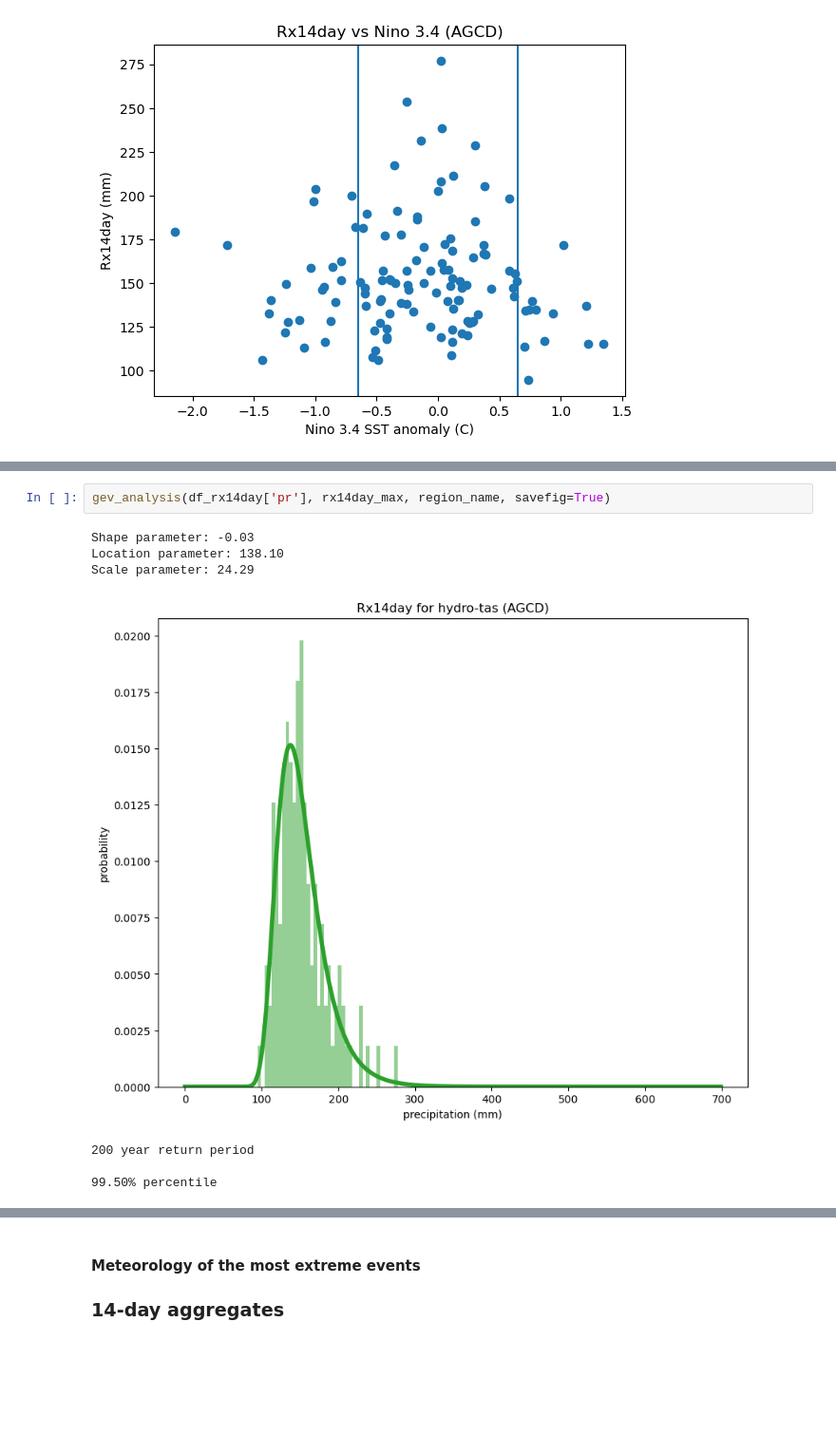
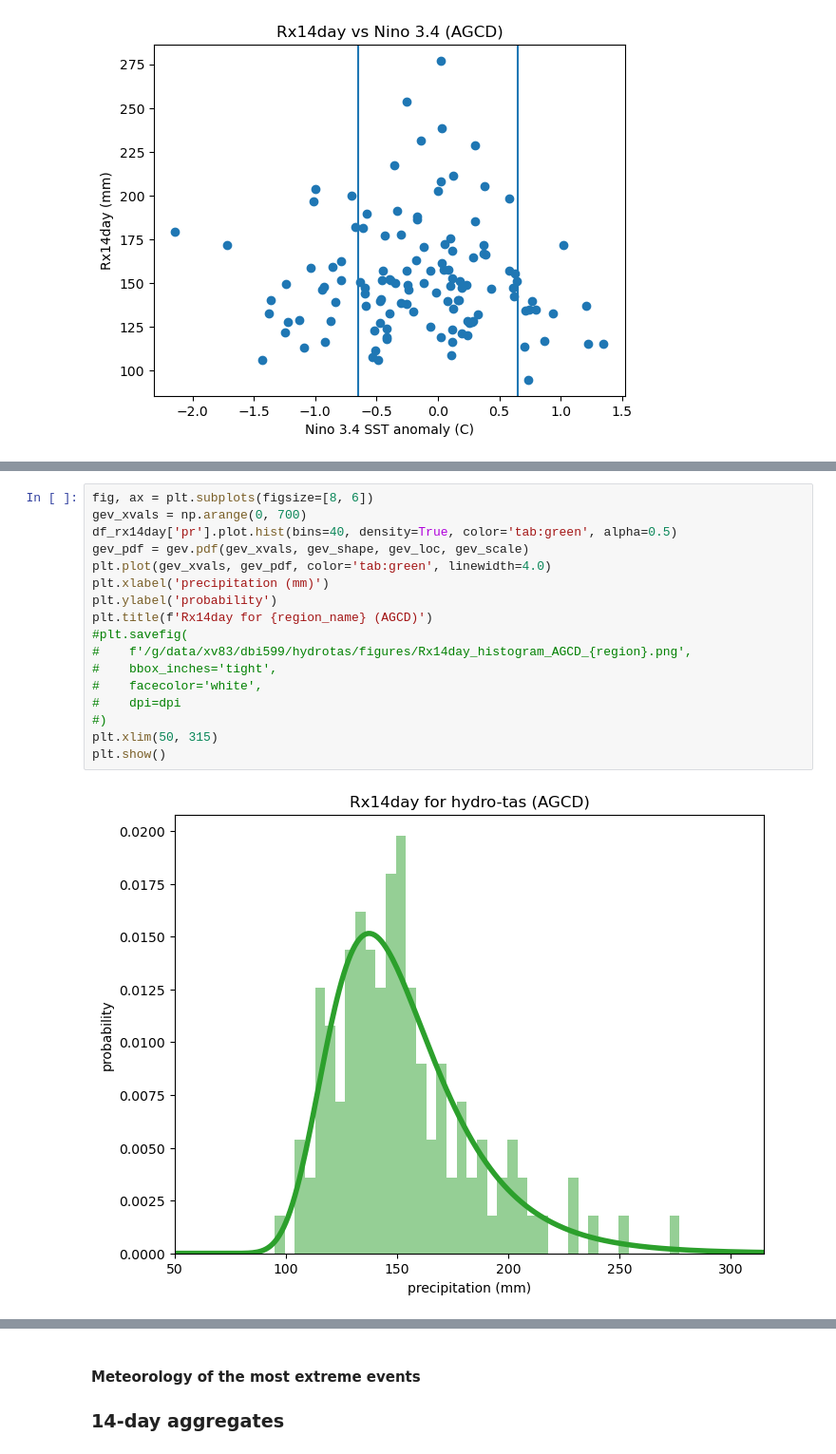
Before and after one commit to DamienIrving/hydrotas, a Jupyter notebook: AGCD_hydro-tas.ipynb, the cells around one changed output, grey strips where cells are left out. Shown at 95% size. Saved outputs shown, nothing was run; the diff lists cells and outputs as text; blank space fills up the shorter version.

Commit message:
Add EC-Earth and extra analysis

```diff
--- a/AGCD_hydro-tas.ipynb
+++ b/AGCD_hydro-tas.ipynb
@@ -176,10 +150,19 @@ def gev_analysis(ds, event, region, savefig=False):
-# %%
-gev_analysis(df_rx14day['pr'], rx14day_max, region_name, savefig=True)
-# %% [output]
-Shape parameter: -0.03
-Location parameter: 138.10
-Scale parameter: 24.29
-[figure, removed]
-200 year return period
-
-99.50% percentile
+# %%
+fig, ax = plt.subplots(figsize=[8, 6])
+gev_xvals = np.arange(0, 700)
+df_rx14day['pr'].plot.hist(bins=40, density=True, color='tab:green', alpha=0.5)
+gev_pdf = gev.pdf(gev_xvals, gev_shape, gev_loc, gev_scale)
+plt.plot(gev_xvals, gev_pdf, color='tab:green', linewidth=4.0)
+plt.xlabel('precipitation (mm)')
+plt.ylabel('probability')
+plt.title(f'Rx14day for {region_name} (AGCD)')
+#plt.savefig(
+#    f'/g/data/xv83/dbi599/hydrotas/figures/Rx14day_histogram_AGCD_{region}.png',
+#    bbox_inches='tight',
+#    facecolor='white',
+#    dpi=dpi
+#)
+plt.xlim(50, 315)
+plt.show()
+# %% [output]
+[figure, added]
```
Also changed, not shown: parts of 11 cells of this notebook, 4 other files.
